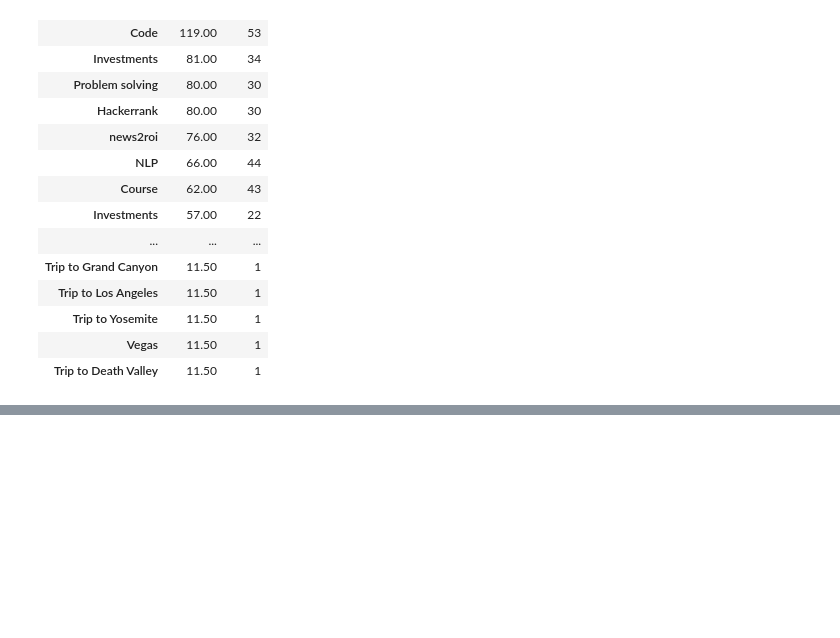
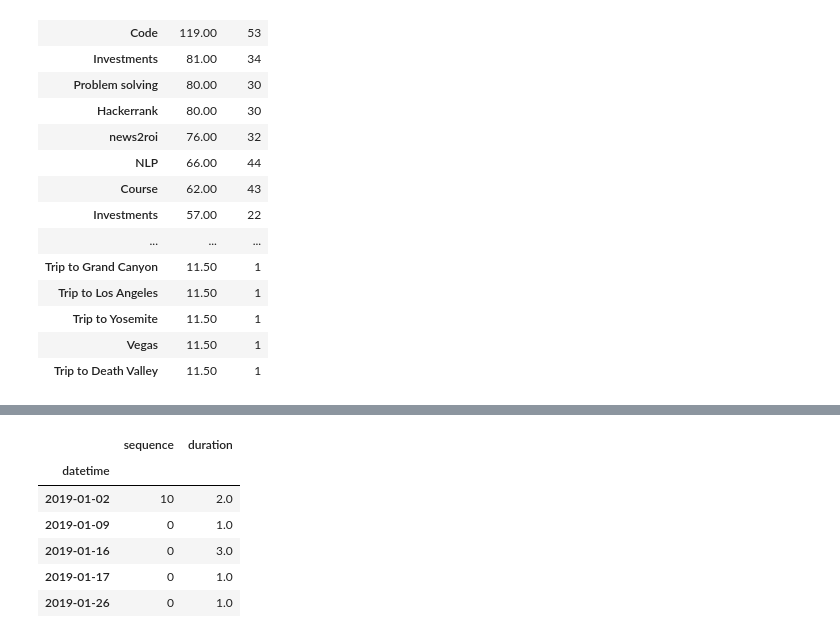
Before and after one commit to jvalansi/notebooks, a Jupyter notebook: calendar_analysis.ipynb, the cells around one changed output, grey strips where cells are left out. Saved outputs shown, nothing was run; the diff lists cells and outputs as text; code cells hidden in the pictures; blank space fills up the shorter version.

```diff
--- a/calendar_analysis.ipynb
+++ b/calendar_analysis.ipynb
@@ -493,0 +503,2 @@ durations.sort_values('duration', ascending=False).to_csv('data/google_calendar_
+# %%
+plan_df = pd.DataFrame(plan_events)
@@ -493,0 +520,6 @@ durations.sort_values('duration', ascending=False).to_csv('data/google_calendar_
+# %%
+plan_df['datetime'] = plan_df['start'].apply(lambda x: get_datetime(x, part='date'))
+# %%
+plan_df['duration'] = plan_df.apply(get_duration, axis=1)
+# %%
+plan_durations = plan_df.groupby('datetime').sum()
@@ -493,0 +532,11 @@ durations.sort_values('duration', ascending=False).to_csv('data/google_calendar_
+# %%
+
+plan_durations.head()
+# %% [output]
+|  | sequence | duration |
+| datetime |  |  |
+| 2019-01-02 | 10 | 2.0 |
+| 2019-01-09 | 0 | 1.0 |
+| 2019-01-16 | 0 | 3.0 |
+| 2019-01-17 | 0 | 1.0 |
+| 2019-01-26 | 0 | 1.0 |
```
Also changed, not shown: parts of 45 cells of this notebook, 2 other files.
